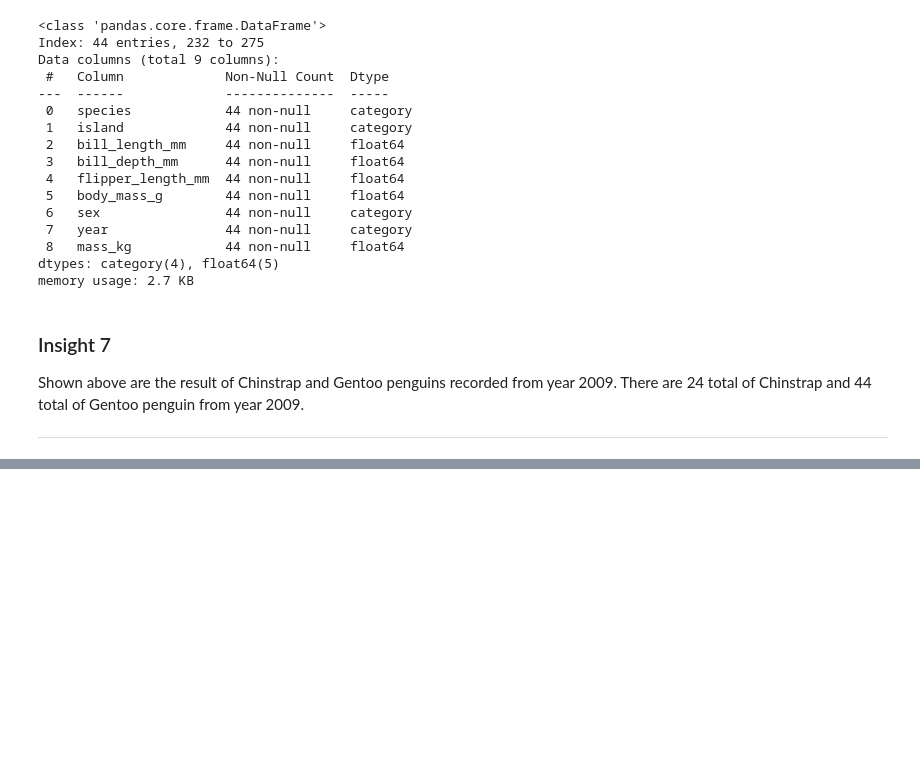
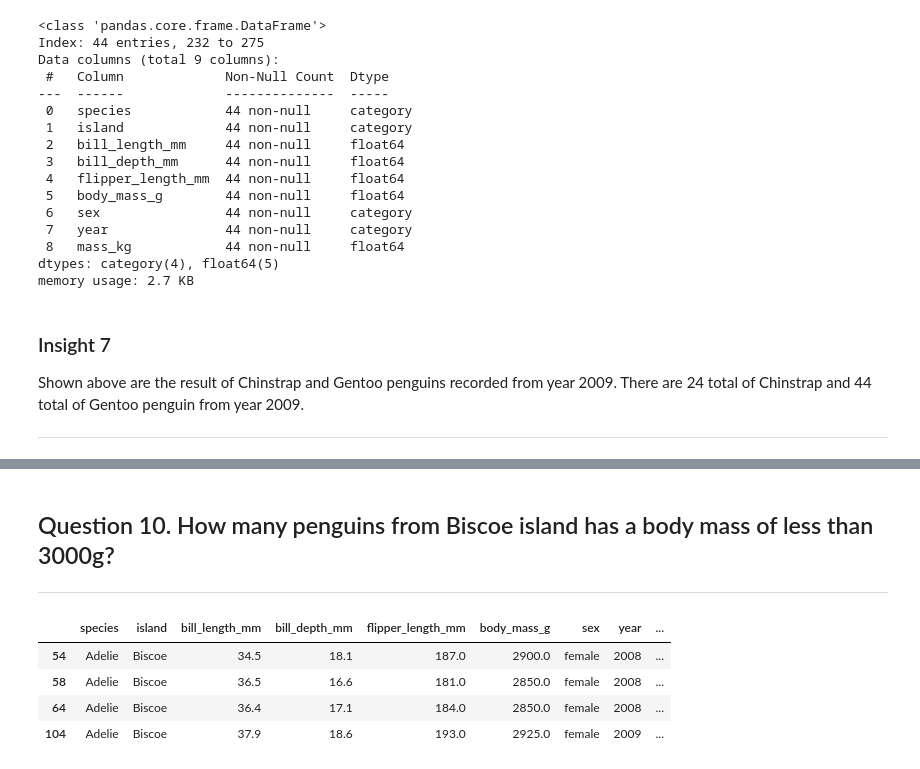
Before and after one commit to ninayyyyy/ELEC303_DataAnalytics, a Jupyter notebook: Activity1.ipynb, the cells around one changed output, grey strips where cells are left out. Saved outputs shown, nothing was run; the diff lists cells and outputs as text; code cells hidden in the pictures; blank space fills up the shorter version.

```diff
--- a/Activity1.ipynb
+++ b/Activity1.ipynb
@@ -599,0 +640,13 @@ memory usage: 2.7 KB
+# %% [markdown]
+<h2>Question 10. How many penguins from Biscoe island has a body mass of less than 3000g?</h2>
+<hr>
+# %%
+penguin_g = penguin[(penguin['island'] == 'Biscoe') & (penguin['body_mass_g'] <= 3000)]
+# %%
+penguin_g
+# %% [output]
+|  | species | island | bill_length_mm | bill_depth_mm | flipper_length_mm | body_mass_g | sex | year | ... |
+| 54 | Adelie | Biscoe | 34.5 | 18.1 | 187.0 | 2900.0 | female | 2008 | ... |
+| 58 | Adelie | Biscoe | 36.5 | 16.6 | 181.0 | 2850.0 | female | 2008 | ... |
+| 64 | Adelie | Biscoe | 36.4 | 17.1 | 184.0 | 2850.0 | female | 2008 | ... |
+| 104 | Adelie | Biscoe | 37.9 | 18.6 | 193.0 | 2925.0 | female | 2009 | ... |
```
Also changed, not shown: parts of 24 cells of this notebook.
